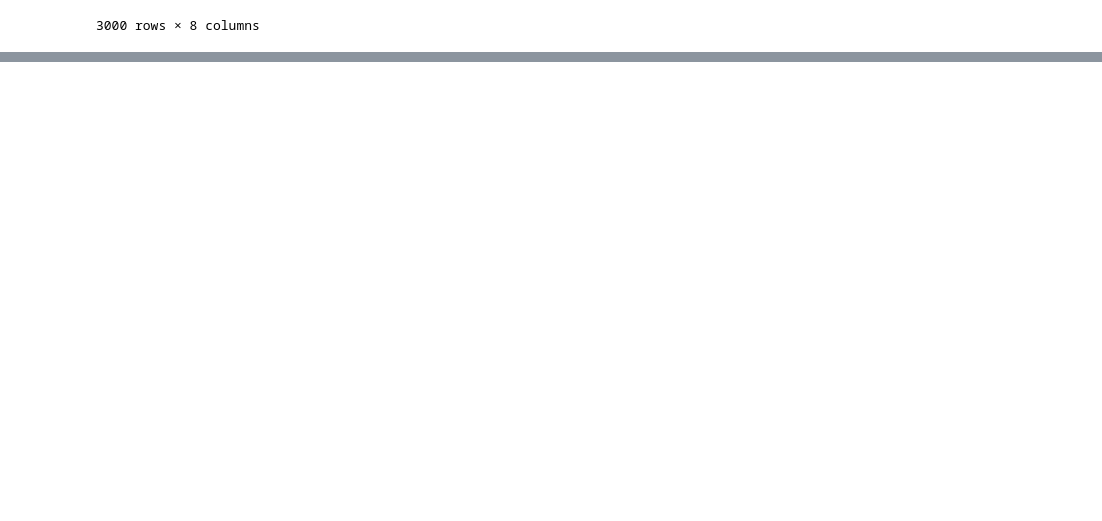
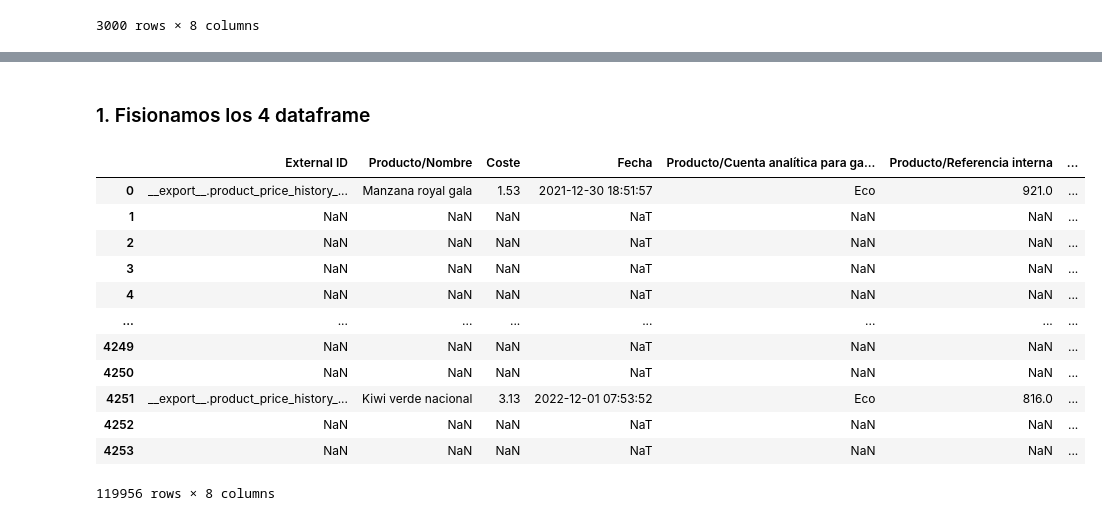
Before and after one commit to Factoria-F5-AI-Bootcamp-1-Edicion/Proyecto_Osa, a Jupyter notebook: Osa_limpieza.ipynb, the cells around one changed output, grey strips where cells are left out. Saved outputs shown, nothing was run; the diff lists cells and outputs as text; code cells hidden in the pictures; blank space fills up the shorter version.

```diff
--- a/Osa_limpieza.ipynb
+++ b/Osa_limpieza.ipynb
@@ -1882,0 +1998,6 @@ precio_2022.head(3000)
+# %%
+# OBSERVACIÓN:
+# Se generó la columan FEcha_dic adicional por el preocedimiento anterior, se debe proceder a eliminarlo para NO
+# tener conflicto al juntar los 4 df.
+precio_juldic = precio_juldic.drop('Fecha_dic', axis=1)
+precio_juldic
@@ -1882,0 +2018,2 @@ precio_2022.head(3000)
+# %% [markdown]
+### 1. Fisionamos los 4 dataframe
@@ -1882,0 +2026,20 @@ precio_2022.head(3000)
+# %%
+# Fusionamos los dataframes consideradno el orden por año (2021 y 2022)
+dfcompras_2021_2022= pd.concat([precio_2021, precio_enejun, precio_juldic, precio_2022], axis=0)
+
+# Mostramos el resultado
+dfcompras_2021_2022
+# %% [output]
+|  | External ID | Producto/Nombre | Coste | Fecha | Producto/Cuenta analítica para ga... | Producto/Referencia interna | ... |
+| 0 | __export__.product_price_history_... | Manzana royal gala | 1.53 | 2021-12-30 18:51:57 | Eco | 921.0 | ... |
+| 1 | NaN | NaN | NaN | NaT | NaN | NaN | ... |
+| 2 | NaN | NaN | NaN | NaT | NaN | NaN | ... |
+| 3 | NaN | NaN | NaN | NaT | NaN | NaN | ... |
+| 4 | NaN | NaN | NaN | NaT | NaN | NaN | ... |
+| ... | ... | ... | ... | ... | ... | ... | ... |
+| 4249 | NaN | NaN | NaN | NaT | NaN | NaN | ... |
+| 4250 | NaN | NaN | NaN | NaT | NaN | NaN | ... |
+| 4251 | __export__.product_price_history_... | Kiwi verde nacional | 3.13 | 2022-12-01 07:53:52 | Eco | 816.0 | ... |
+| 4252 | NaN | NaN | NaN | NaT | NaN | NaN | ... |
+| 4253 | NaN | NaN | NaN | NaT | NaN | NaN | ... |
+119956 rows × 8 columns
```
Also changed, not shown: parts of 28 cells of this notebook.
